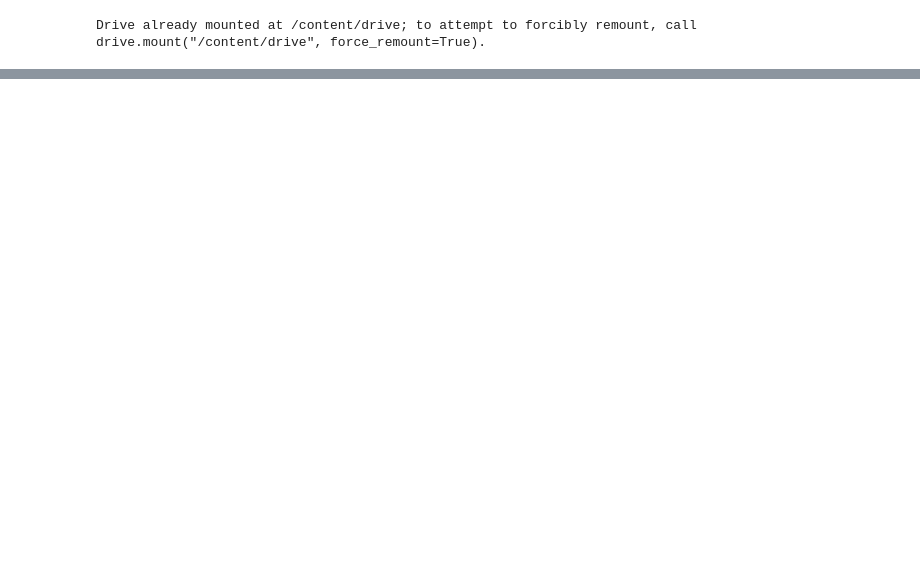
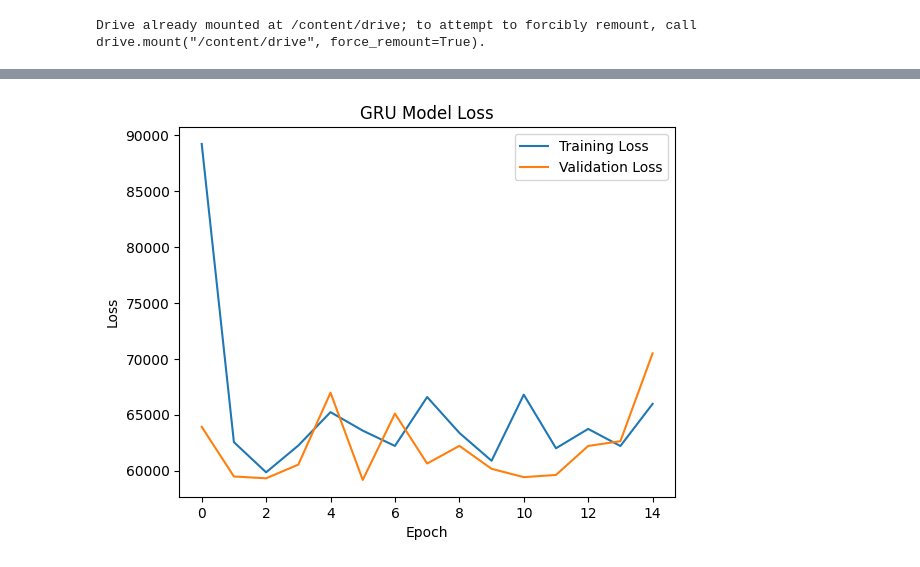
Before and after one commit to royzhou-dev/options-pricing, a Jupyter notebook: notebooks/rnn.ipynb, the cells around one changed output, grey strips where cells are left out. Saved outputs shown, nothing was run; the diff lists cells and outputs as text; code cells hidden in the pictures; blank space fills up the shorter version.

```diff
--- a/notebooks/rnn.ipynb
+++ b/notebooks/rnn.ipynb
@@ -223,0 +153,14 @@ WARNING:absl:Found untraced functions such as _update_step_xla, gru_cell_layer_c
+# %%
+# define GRU model architecture
+model = Sequential()
+model.add(GRU(50, return_sequences = True, input_shape = (X_train_3D.shape[1], X_train_3D.shape[2])))
+model.add(GRU(50))
+model.add(Dense(1))
+
+model.compile(loss = "mse", optimizer = Adam())
+# %%
+gru = model.fit(X_train_3D,
+                y_train,
+                epochs = 15,
+                batch_size = 32,
+                validation_split = 0.2)
@@ -223,0 +185,10 @@ WARNING:absl:Found untraced functions such as _update_step_xla, gru_cell_layer_c
+# %%
+plt.plot(gru.history['loss'])
+plt.plot(gru.history['val_loss'])
+plt.title("GRU Model Loss")
+plt.xlabel('Epoch')
+plt.ylabel('Loss')
+plt.legend(['Training Loss', 'Validation Loss'])
+plt.show()
+# %% [output]
+[figure, added]
```
Also changed, not shown: parts of 42 cells of this notebook, 15 other files.
